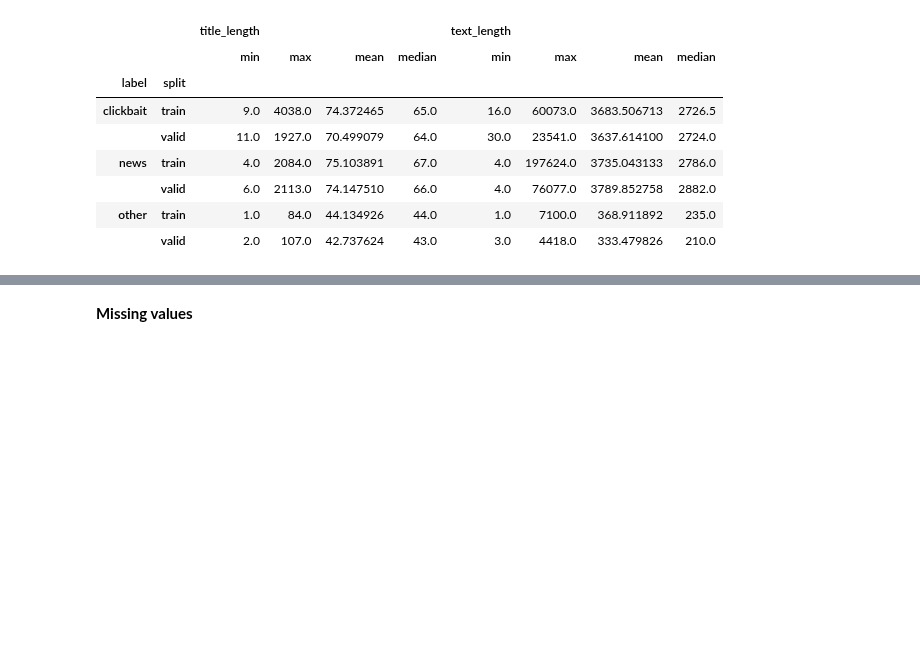
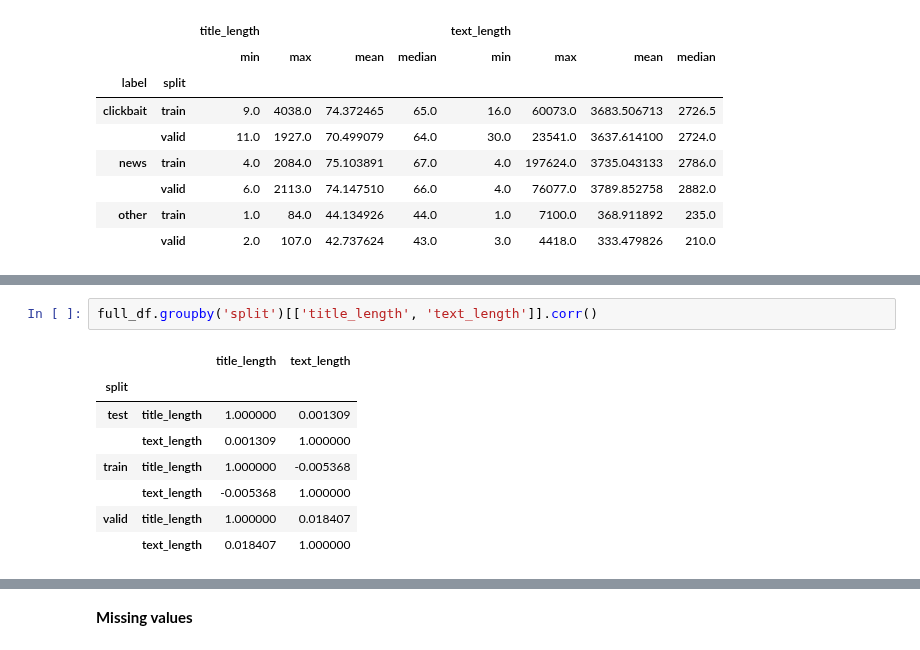
Before and after one commit to labdmitriy/dl_in_nlp, a Jupyter notebook: workshop_4/notebooks/EDA.ipynb, the cells around one changed output, grey strips where cells are left out. Drawn from its saved outputs; the diff is of its cells as text; blank space fills up the shorter version.

```diff
--- a/workshop_4/notebooks/EDA.ipynb
+++ b/workshop_4/notebooks/EDA.ipynb
@@ -182,0 +193,11 @@ sns.catplot(y='text_length', data=full_train_df, row='split', col='label', kind=
+# %%
+full_df.groupby('split')[['title_length', 'text_length']].corr()
+# %% [output]
+|  |  | title_length | text_length |
+| split |  |  |  |
+| test | title_length | 1.000000 | 0.001309 |
+|  | text_length | 0.001309 | 1.000000 |
+| train | title_length | 1.000000 | -0.005368 |
+|  | text_length | -0.005368 | 1.000000 |
+| valid | title_length | 1.000000 | 0.018407 |
+|  | text_length | 0.018407 | 1.000000 |
```
Also changed, not shown: parts of 10 cells of this notebook, 4 other files.
